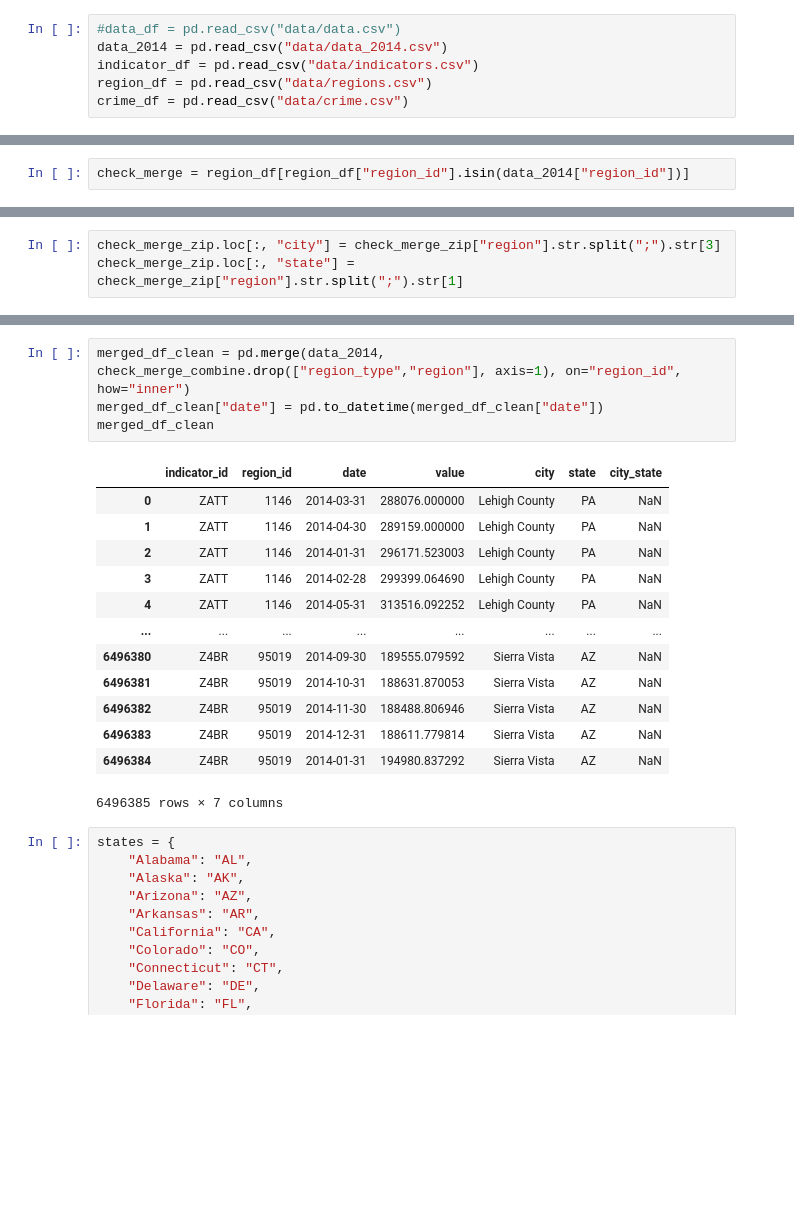
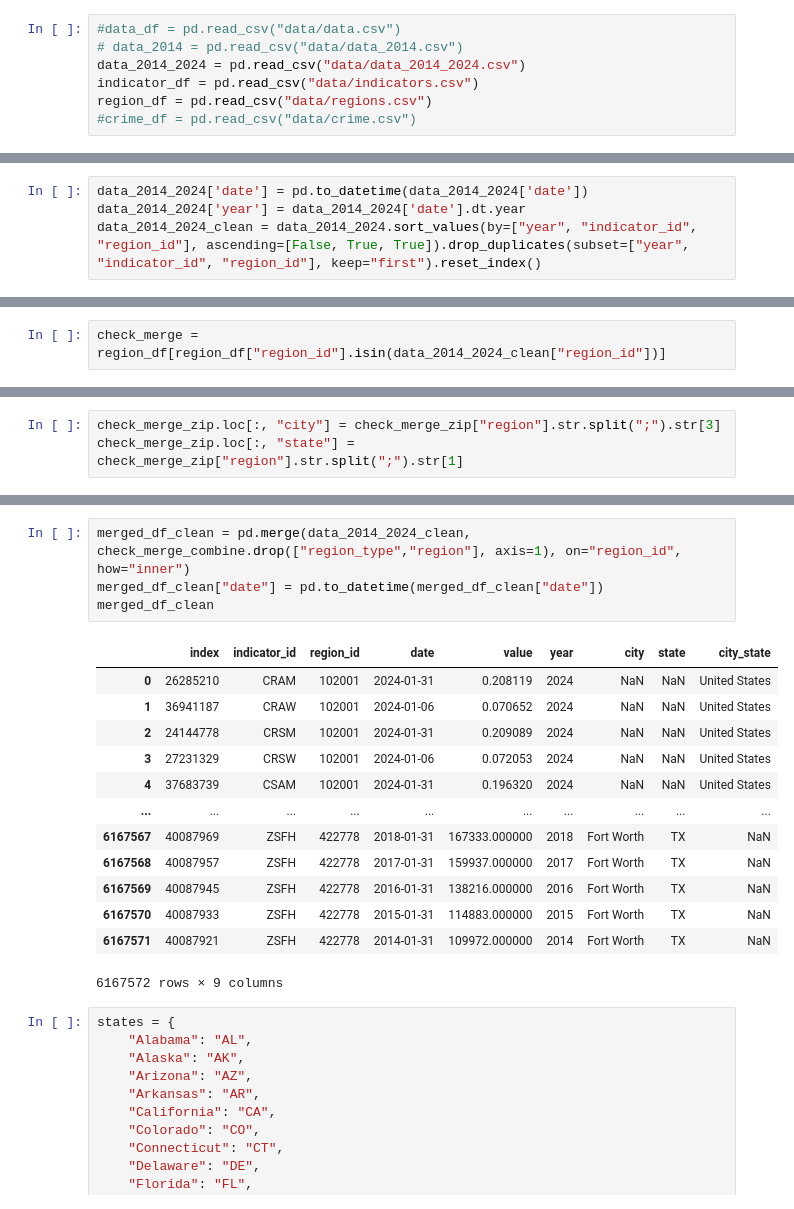
Before and after one commit to ZacharyKim/IS477-project, a Jupyter notebook: data_cleaning.ipynb, the cells around one changed output, grey strips where cells are left out. Saved outputs shown, nothing was run; the diff lists cells and outputs as text; blank space fills up the shorter version.

```diff
--- a/data_cleaning.ipynb
+++ b/data_cleaning.ipynb
@@ -2,10 +2,11 @@
 import pandas as pd
 # %%
 #data_df = pd.read_csv("data/data.csv")
-data_2014 = pd.read_csv("data/data_2014.csv")
+# data_2014 = pd.read_csv("data/data_2014.csv")
+data_2014_2024 = pd.read_csv("data/data_2014_2024.csv")
 indicator_df = pd.read_csv("data/indicators.csv")
 region_df = pd.read_csv("data/regions.csv")
-crime_df = pd.read_csv("data/crime.csv")
+#crime_df = pd.read_csv("data/crime.csv")
 # %%
 # data_df_sample = data_df.sample(n=500000).reset_index()
 # data_df_sample.to_csv("data_sample.csv", index=False)
@@ -16,3 +30,7 @@ crime_df = pd.read_csv("data/crime.csv")
 # %%
 # data_2014
 # region_df
+# %%
+data_2014_2024['date'] = pd.to_datetime(data_2014_2024['date'])
+data_2014_2024['year'] = data_2014_2024['date'].dt.year
+data_2014_2024_clean = data_2014_2024.sort_values(by=["year", "indicator_id", "region_id"], ascending=[False, True, True]).drop_duplicates(subset=["year", "indicator_id", "region_id"], keep="first").reset_index()
@@ -38,5 +74,5 @@ merged_df.groupby("region_id").agg("count")
 # %%
-check_merge = region_df[region_df["region_id"].isin(data_2014["region_id"])]
+check_merge = region_df[region_df["region_id"].isin(data_2014_2024_clean["region_id"])]
 # %%
 check_merge["region_type"].unique()
 # %% [output]
@@ -208,21 +244,21 @@ check_merge_combine[check_merge_combine["region_type"] == "metro"]
 # %%
-merged_df_clean = pd.merge(data_2014, check_merge_combine.drop(["region_type","region"], axis=1), on="region_id", how="inner")
+merged_df_clean = pd.merge(data_2014_2024_clean, check_merge_combine.drop(["region_type","region"], axis=1), on="region_id", how="inner")
 merged_df_clean["date"] = pd.to_datetime(merged_df_clean["date"])
 merged_df_clean
 # %% [output]
-|  | indicator_id | region_id | date | value | city | state | city_state |
-| 0 | ZATT | 1146 | 2014-03-31 | 288076.000000 | Lehigh County | PA | NaN |
-| 1 | ZATT | 1146 | 2014-04-30 | 289159.000000 | Lehigh County | PA | NaN |
-| 2 | ZATT | 1146 | 2014-01-31 | 296171.523003 | Lehigh County | PA | NaN |
-| 3 | ZATT | 1146 | 2014-02-28 | 299399.064690 | Lehigh County | PA | NaN |
-| 4 | ZATT | 1146 | 2014-05-31 | 313516.092252 | Lehigh County | PA | NaN |
-| ... | ... | ... | ... | ... | ... | ... | ... |
-| 6496380 | Z4BR | 95019 | 2014-09-30 | 189555.079592 | Sierra Vista | AZ | NaN |
-| 6496381 | Z4BR | 95019 | 2014-10-31 | 188631.870053 | Sierra Vista | AZ | NaN |
-| 6496382 | Z4BR | 95019 | 2014-11-30 | 188488.806946 | Sierra Vista | AZ | NaN |
-| 6496383 | Z4BR | 95019 | 2014-12-31 | 188611.779814 | Sierra Vista | AZ | NaN |
-| 6496384 | Z4BR | 95019 | 2014-01-31 | 194980.837292 | Sierra Vista | AZ | NaN |
+|  | index | indicator_id | region_id | date | value | year | city | state | city_state |
+| 0 | 26285210 | CRAM | 102001 | 2024-01-31 | 0.208119 | 2024 | NaN | NaN | United States |
+| 1 | 36941187 | CRAW | 102001 | 2024-01-06 | 0.070652 | 2024 | NaN | NaN | United States |
+| 2 | 24144778 | CRSM | 102001 | 2024-01-31 | 0.209089 | 2024 | NaN | NaN | United States |
+| 3 | 27231329 | CRSW | 102001 | 2024-01-06 | 0.072053 | 2024 | NaN | NaN | United States |
+| 4 | 37683739 | CSAM | 102001 | 2024-01-31 | 0.196320 | 2024 | NaN | NaN | United States |
+| ... | ... | ... | ... | ... | ... | ... | ... | ... | ... |
+| 6167567 | 40087969 | ZSFH | 422778 | 2018-01-31 | 167333.000000 | 2018 | Fort Worth | TX | NaN |
+| 6167568 | 40087957 | ZSFH | 422778 | 2017-01-31 | 159937.000000 | 2017 | Fort Worth | TX | NaN |
+| 6167569 | 40087945 | ZSFH | 422778 | 2016-01-31 | 138216.000000 | 2016 | Fort Worth | TX | NaN |
+| 6167570 | 40087933 | ZSFH | 422778 | 2015-01-31 | 114883.000000 | 2015 | Fort Worth | TX | NaN |
+| 6167571 | 40087921 | ZSFH | 422778 | 2014-01-31 | 109972.000000 | 2014 | Fort Worth | TX | NaN |
-6496385 rows × 7 columns
+6167572 rows × 9 columns
 # %%
 states = {
     "Alabama": "AL",
```
Also changed, not shown: parts of 22 cells of this notebook, 1 other file.
